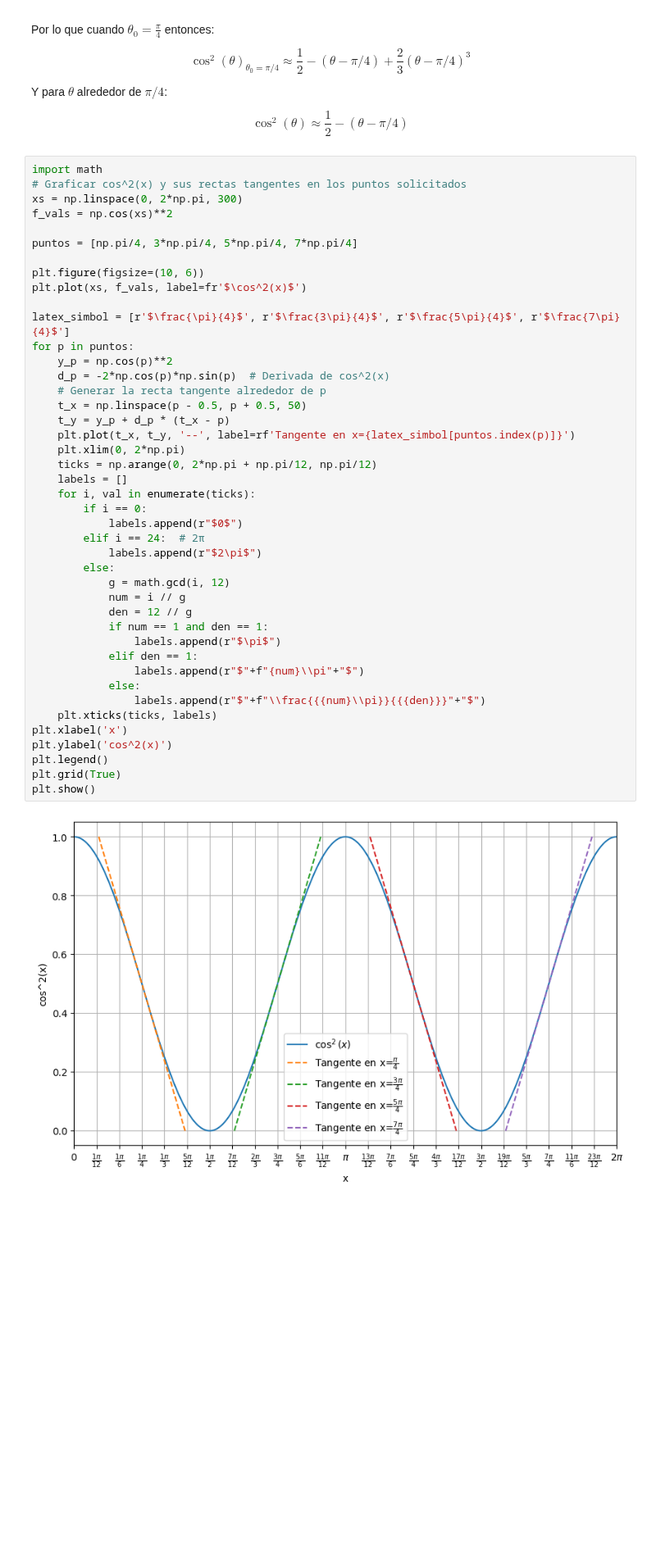
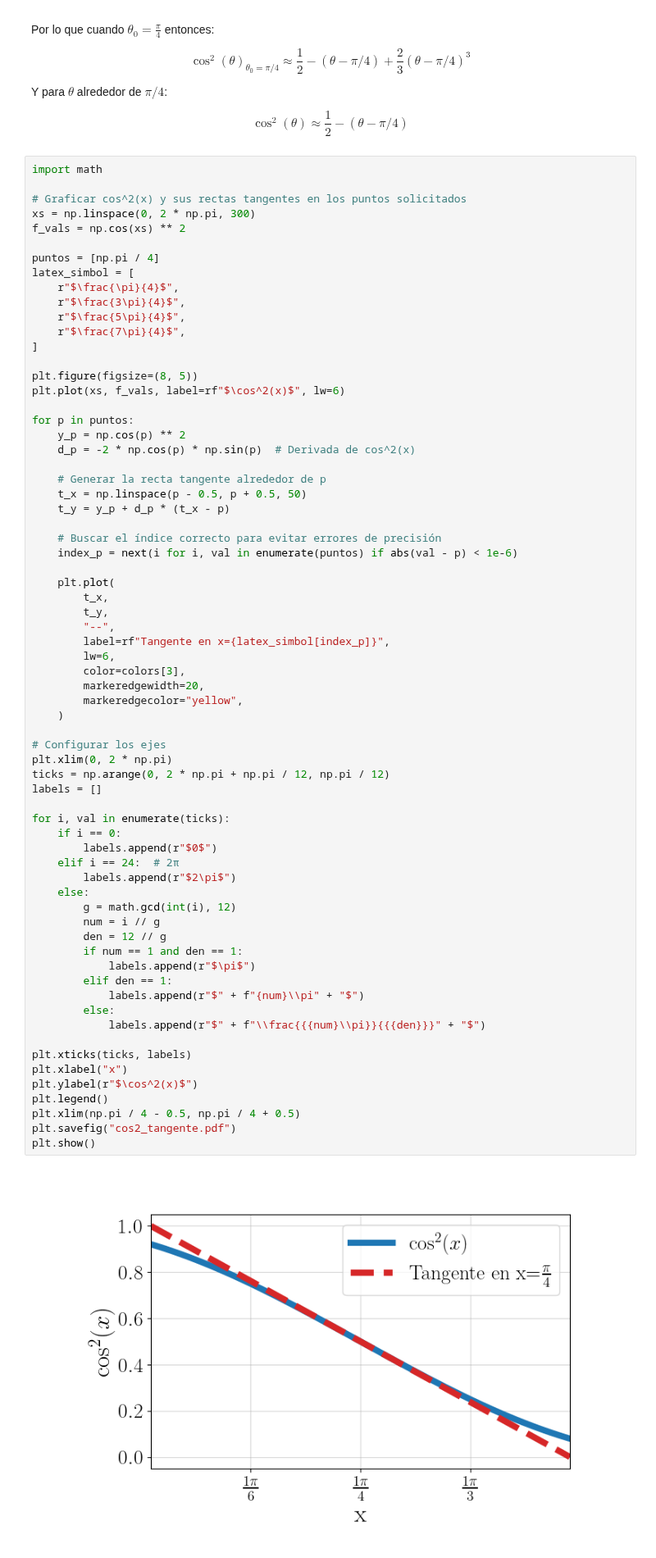
Before and after one commit to PinzonHarker/2024-II_Mediciones_Opticas, a Jupyter notebook: Exp5b_Ley_De_Malus/Exp5b_ley_de_malus.ipynb, the cells around one changed output. Shown at 82% size. Saved outputs shown, nothing was run; the diff lists cells and outputs as text; blank space fills up the shorter version.

```diff
--- a/Exp5b_Ley_De_Malus/Exp5b_ley_de_malus.ipynb
+++ b/Exp5b_Ley_De_Malus/Exp5b_ley_de_malus.ipynb
@@ -141,46 +239,71 @@ $$
 $$
 # %%
 import math
+
 # Graficar cos^2(x) y sus rectas tangentes en los puntos solicitados
-xs = np.linspace(0, 2*np.pi, 300)
-f_vals = np.cos(xs)**2
+xs = np.linspace(0, 2 * np.pi, 300)
+f_vals = np.cos(xs) ** 2
 
-puntos = [np.pi/4, 3*np.pi/4, 5*np.pi/4, 7*np.pi/4]
+puntos = [np.pi / 4]
+latex_simbol = [
+    r"$\frac{\pi}{4}$",
+    r"$\frac{3\pi}{4}$",
+    r"$\frac{5\pi}{4}$",
+    r"$\frac{7\pi}{4}$",
+]
 
-plt.figure(figsize=(10, 6))
-plt.plot(xs, f_vals, label=fr'$\cos^2(x)$')
+plt.figure(figsize=(8, 5))
+plt.plot(xs, f_vals, label=rf"$\cos^2(x)$", lw=6)
 
-latex_simbol = [r'$\frac{\pi}{4}$', r'$\frac{3\pi}{4}$', r'$\frac{5\pi}{4}$', r'$\frac{7\pi}{4}$']
 for p in puntos:
-    y_p = np.cos(p)**2
-    d_p = -2*np.cos(p)*np.sin(p)  # Derivada de cos^2(x)
+    y_p = np.cos(p) ** 2
+    d_p = -2 * np.cos(p) * np.sin(p)  # Derivada de cos^2(x)
+
     # Generar la recta tangente alrededor de p
     t_x = np.linspace(p - 0.5, p + 0.5, 50)
     t_y = y_p + d_p * (t_x - p)
-    plt.plot(t_x, t_y, '--', label=rf'Tangente en x={latex_simbol[puntos.index(p)]}')
-    plt.xlim(0, 2*np.pi)
-    ticks = np.arange(0, 2*np.pi + np.pi/12, np.pi/12)
-    labels = []
-    for i, val in enumerate(ticks):
-        if i == 0:
-            labels.append(r"$0$")
-        elif i == 24:  # 2π
-            labels.append(r"$2\pi$")
+
+    # Buscar el índice correcto para evitar errores de precisión
+    index_p = next(i for i, val in enumerate(puntos) if abs(val - p) < 1e-6)
+
+    plt.plot(
+        t_x,
+        t_y,
+        "--",
+        label=rf"Tangente en x={latex_simbol[index_p]}",
+        lw=6,
+        color=colors[3],
+        markeredgewidth=20,
+        markeredgecolor="yellow",
+    )
+
+# Configurar los ejes
+plt.xlim(0, 2 * np.pi)
+ticks = np.arange(0, 2 * np.pi + np.pi / 12, np.pi / 12)
+labels = []
+
+for i, val in enumerate(ticks):
+    if i == 0:
+        labels.append(r"$0$")
+    elif i == 24:  # 2π
+        labels.append(r"$2\pi$")
+    else:
+        g = math.gcd(int(i), 12)
+        num = i // g
+        den = 12 // g
+        if num == 1 and den == 1:
+            labels.append(r"$\pi$")
+        elif den == 1:
+            labels.append(r"$" + f"{num}\\pi" + "$")
         else:
-            g = math.gcd(i, 12)
-            num = i // g
-            den = 12 // g
-            if num == 1 and den == 1:
-                labels.append(r"$\pi$")
-            elif den == 1:
-                labels.append(r"$"+f"{num}\\pi"+"$")
-            else:
-                labels.append(r"$"+f"\\frac{{{num}\\pi}}{{{den}}}"+"$")
-    plt.xticks(ticks, labels)
-plt.xlabel('x')
-plt.ylabel('cos^2(x)')
+            labels.append(r"$" + f"\\frac{{{num}\\pi}}{{{den}}}" + "$")
+
+plt.xticks(ticks, labels)
+plt.xlabel("x")
+plt.ylabel(r"$\cos^2(x)$")
 plt.legend()
-plt.grid(True)
+plt.xlim(np.pi / 4 - 0.5, np.pi / 4 + 0.5)
+plt.savefig("cos2_tangente.pdf")
 plt.show()
 # %% [output]
-[figure, old version]
+[figure, new version]
```
Also changed, not shown: parts of 26 cells of this notebook, 53 other files.
